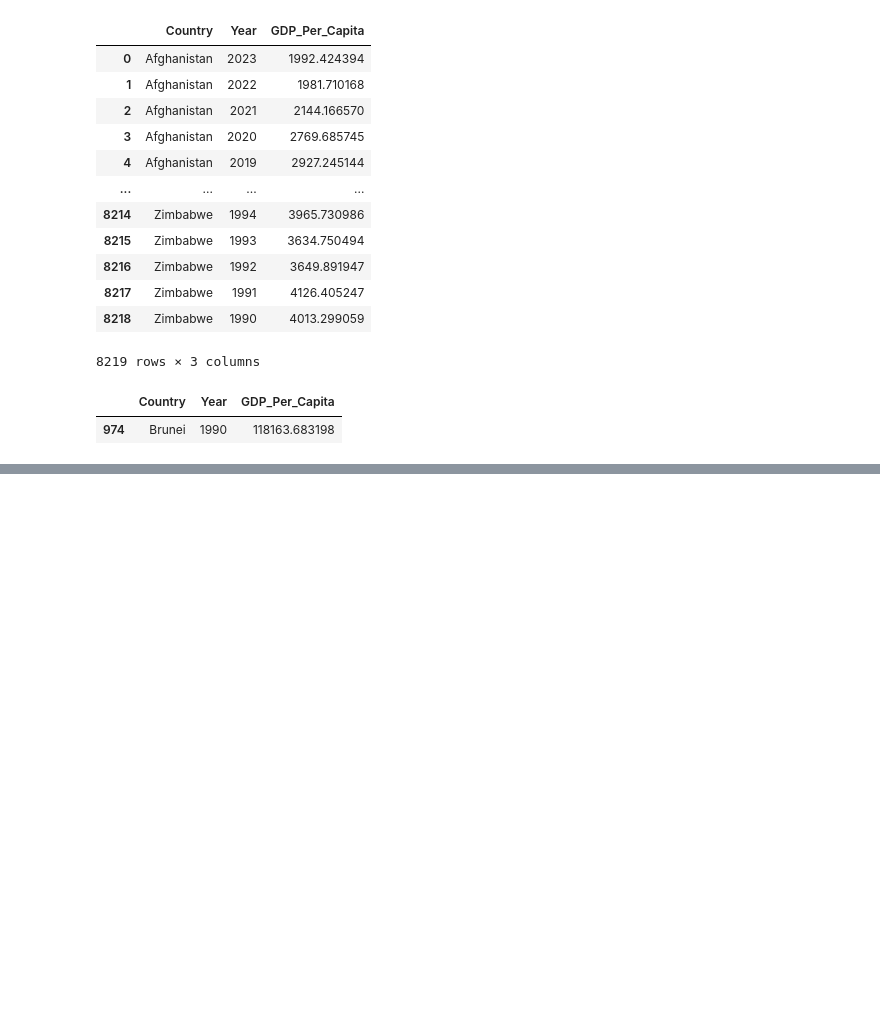
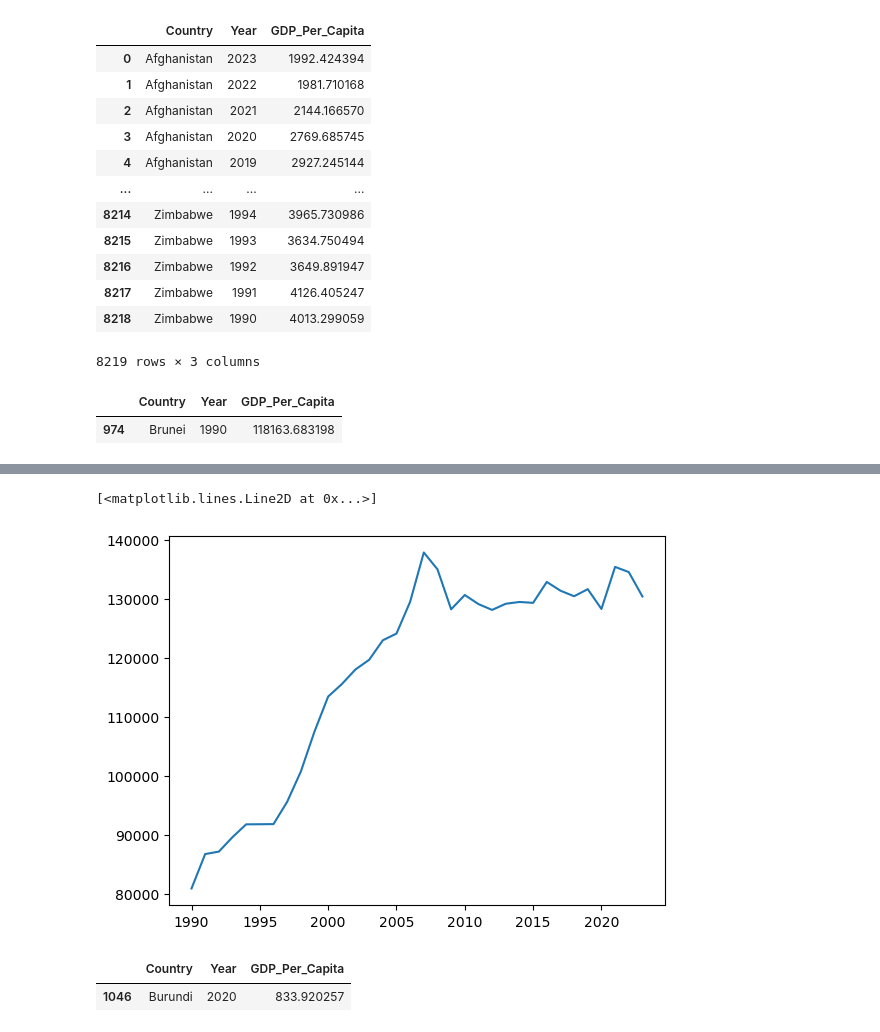
Before and after one commit to NSS-Full-Time-Data-Analytics-16/un-project-JLRoselle, a Jupyter notebook: notebooks/UN_Project.ipynb, the cells around one changed output, grey strips where cells are left out. Drawn from its saved outputs; the diff is of its cells as text; code cells hidden in the pictures; blank space fills up the shorter version.

```diff
--- a/notebooks/UN_Project.ipynb
+++ b/notebooks/UN_Project.ipynb
@@ -290,0 +299,3 @@ gdp_first_100k.nsmallest(1, 'Year')
+# %%
+gdpLux = gdp_df.loc[gdp_df.Country == 'Luxembourg']
+gdpLux.head()
@@ -290,0 +309,12 @@ gdp_first_100k.nsmallest(1, 'Year')
+# %%
+plt.plot(gdpLux.Year, gdpLux.GDP_Per_Capita)
+##12b
+# %% [output]
+[<matplotlib.lines.Line2D at 0x...>]
+[figure, added]
+# %%
+gdp2020.nsmallest(1, 'GDP_Per_Capita')
+##13a Burundi had the smallest GDP in 2020
+# %% [output]
+|  | Country | Year | GDP_Per_Capita |
+| 1046 | Burundi | 2020 | 833.920257 |
```
Also changed, not shown: parts of 18 cells of this notebook.
